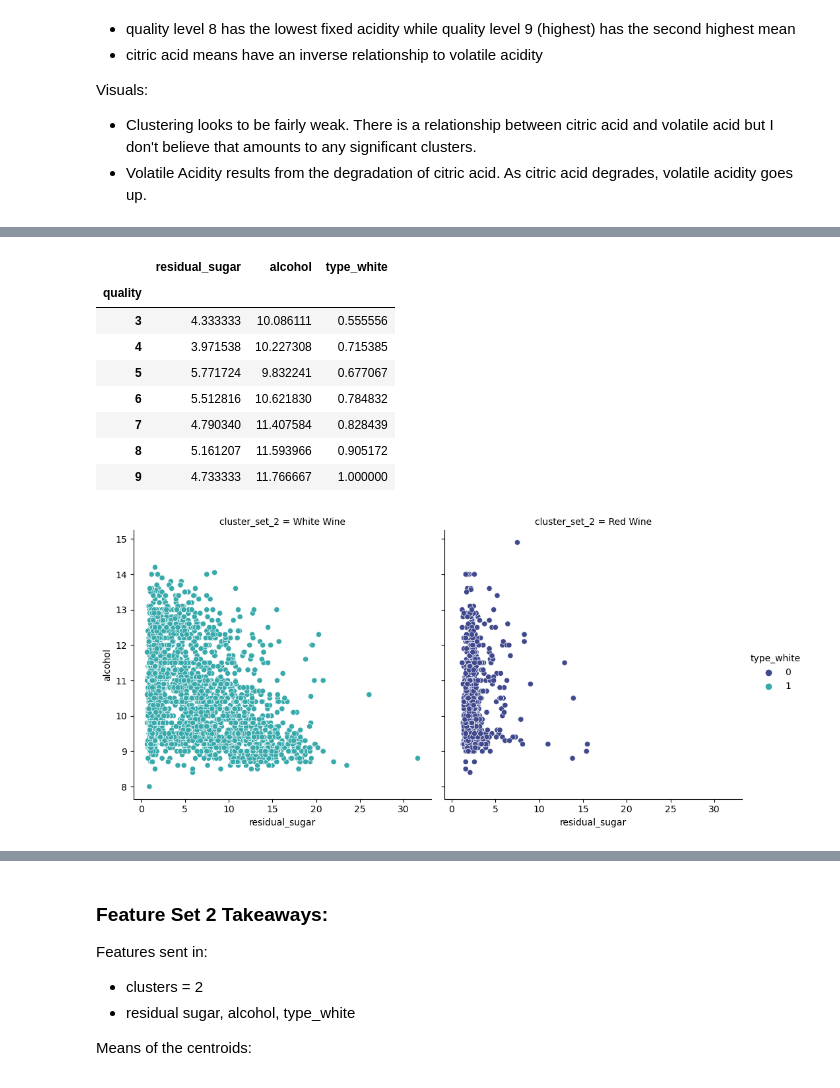
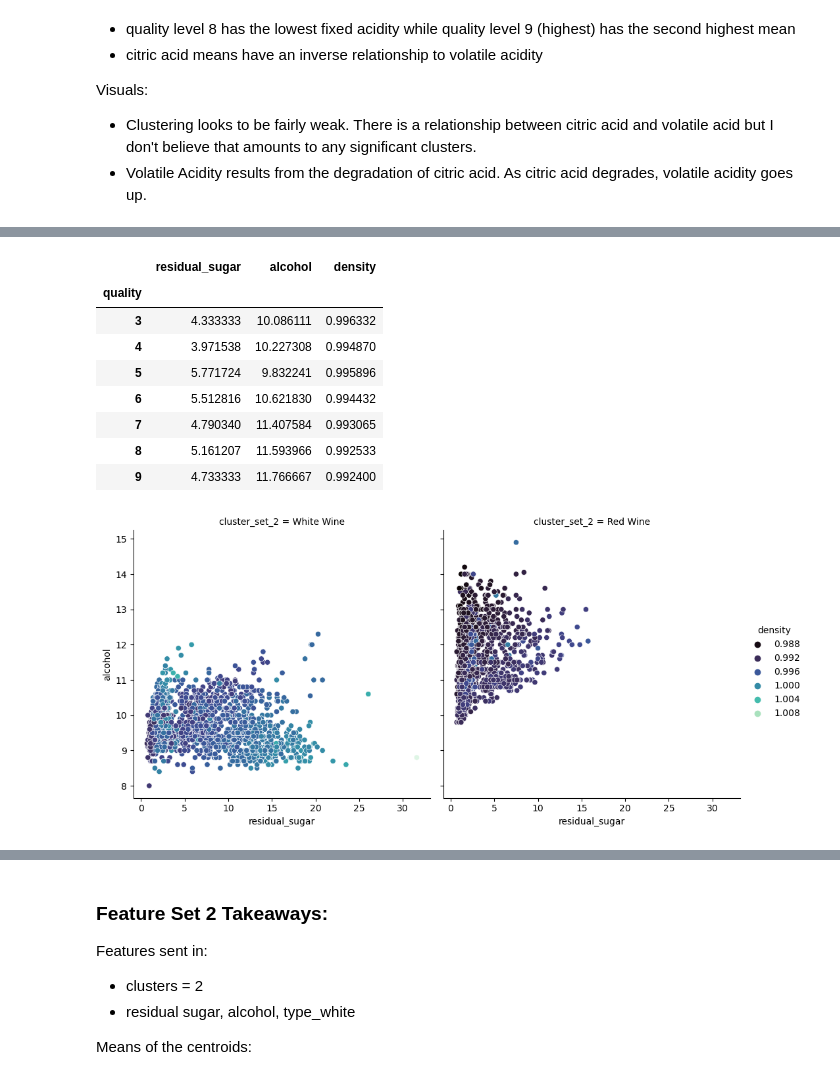
Before and after one commit to OKPTaylor/wine-quality-predictor, a Jupyter notebook: explore_ali.ipynb, the cells around one changed output, grey strips where cells are left out. Drawn from its saved outputs; the diff is of its cells as text; code cells hidden in the pictures.

```diff
--- a/explore_ali.ipynb
+++ b/explore_ali.ipynb
@@ -487,10 +547,10 @@ Visuals:
 kmeans = KMeans(n_clusters=2, random_state=123)
 
 # fit on X
-kmeans.fit(X_train_scaled[['residual_sugar', 'alcohol','type_white']])
+kmeans.fit(X_train_scaled[['residual_sugar', 'alcohol','density']])
 
 # use on X
-pred_set_2 = kmeans.predict(X_train_scaled[['residual_sugar', 'alcohol','type_white']])
+pred_set_2 = kmeans.predict(X_train_scaled[['residual_sugar', 'alcohol','density']])
 # %%
 # add cluster prediction back onto X_train and X_train_scaled dataframe
 
@@ -521,22 +567,22 @@ X_train.sample(10)
 # %%
 # visualize first numerically
-X_train.groupby('quality')['residual_sugar', 'alcohol','type_white'].mean()
+X_train.groupby('quality')['residual_sugar', 'alcohol','density'].mean()
 # %% [output]
-|  | residual_sugar | alcohol | type_white |
+|  | residual_sugar | alcohol | density |
 | quality |  |  |  |
-| 3 | 4.333333 | 10.086111 | 0.555556 |
-| 4 | 3.971538 | 10.227308 | 0.715385 |
-| 5 | 5.771724 | 9.832241 | 0.677067 |
-| 6 | 5.512816 | 10.621830 | 0.784832 |
-| 7 | 4.790340 | 11.407584 | 0.828439 |
-| 8 | 5.161207 | 11.593966 | 0.905172 |
-| 9 | 4.733333 | 11.766667 | 1.000000 |
+| 3 | 4.333333 | 10.086111 | 0.996332 |
+| 4 | 3.971538 | 10.227308 | 0.994870 |
+| 5 | 5.771724 | 9.832241 | 0.995896 |
+| 6 | 5.512816 | 10.621830 | 0.994432 |
+| 7 | 4.790340 | 11.407584 | 0.993065 |
+| 8 | 5.161207 | 11.593966 | 0.992533 |
+| 9 | 4.733333 | 11.766667 | 0.992400 |
 # %%
 # separate to see each cluster - hue is density
-sns.relplot(data=X_train, x='residual_sugar', y='alcohol', hue='type_white', col='cluster_set_2', col_wrap=2, palette='mako')
+sns.relplot(data=X_train, x='residual_sugar', y='alcohol', hue='density', col='cluster_set_2', col_wrap=2, palette='mako')
 plt.show()
 # %% [output]
-[figure, old version]
+[figure, new version]
 # %%
 # viz to see cluster results against actual graph
 plt.figure(figsize=(14, 9))
```
Also changed, not shown: parts of 25 cells of this notebook, 1 other file.
